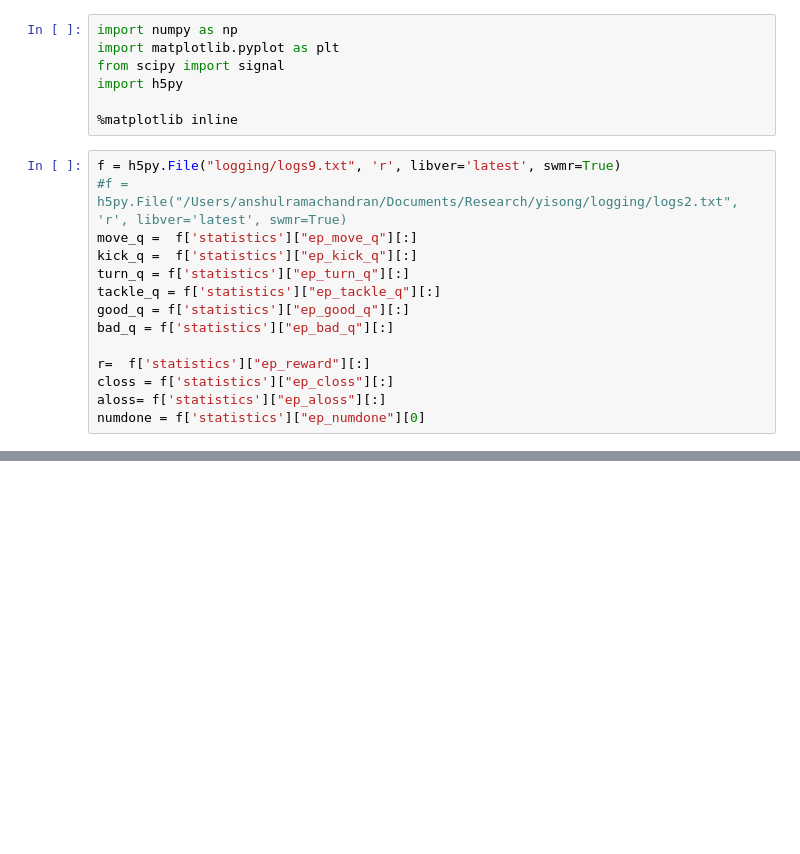
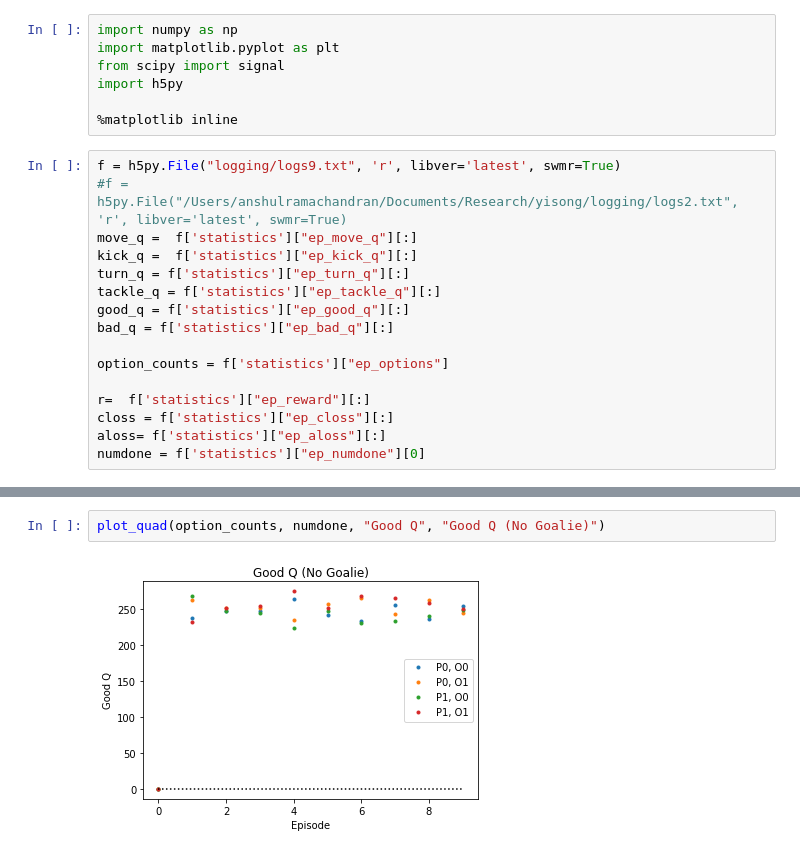
Before and after one commit to suraj-nair-1/DDPG, a Jupyter notebook: MADDPG_Metrics.ipynb, the cells around one changed output, grey strips where cells are left out. Cells and saved outputs as stored; diff of their text form; blank space fills up the shorter version.

Commit message:
Options logging + speedup

```diff
--- a/MADDPG_Metrics.ipynb
+++ b/MADDPG_Metrics.ipynb
@@ -15,6 +15,8 @@ tackle_q = f['statistics']["ep_tackle_q"][:]
 good_q = f['statistics']["ep_good_q"][:]
 bad_q = f['statistics']["ep_bad_q"][:]
 
+option_counts = f['statistics']["ep_options"]
+
 r=  f['statistics']["ep_reward"][:]
 closs = f['statistics']["ep_closs"][:]
 aloss= f['statistics']["ep_aloss"][:]
@@ -137,0 +140,4 @@ for p in [0,1]:
+# %%
+plot_quad(option_counts, numdone, "Good Q", "Good Q (No Goalie)")
+# %% [output]
+[figure, added]
```
Also changed, not shown: parts of 8 cells of this notebook, 2 other files.
